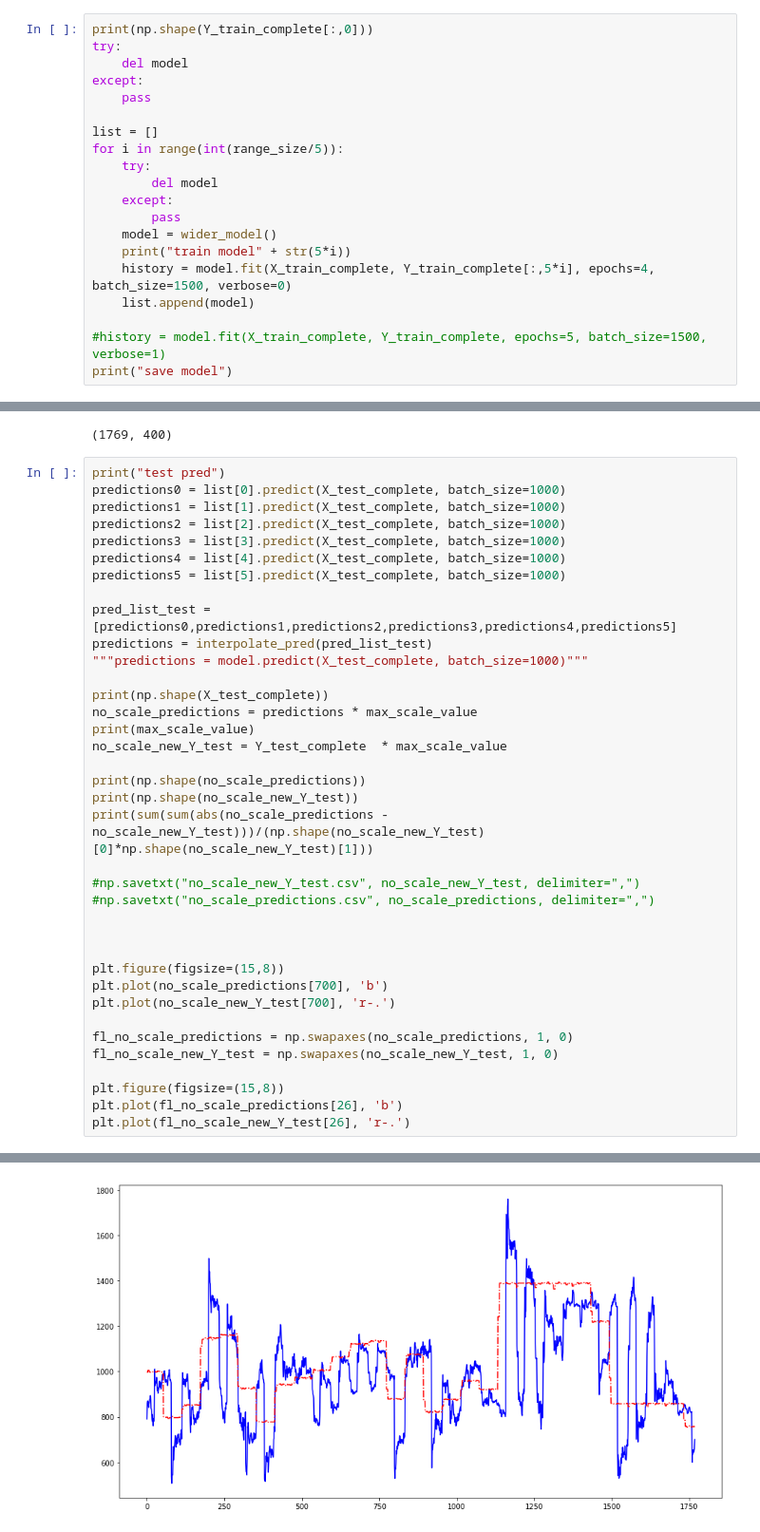
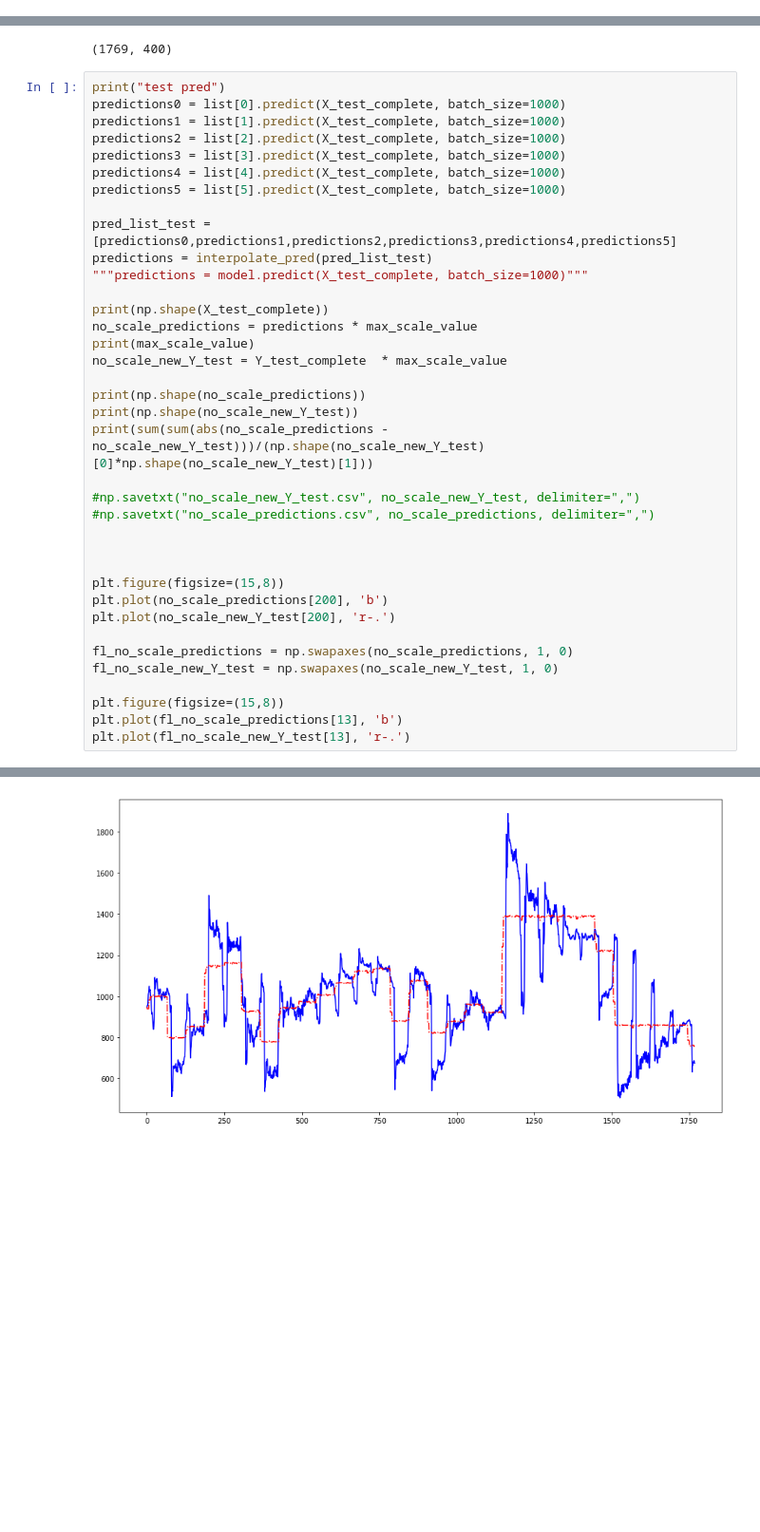
Before and after one commit to misliwin/SDN_prediction, a Jupyter notebook: NN.ipynb, the cells around one changed output, grey strips where cells are left out. Shown: that part at 95% size. Saved outputs shown, nothing was run; the diff lists cells and outputs as text; blank space fills up the shorter version.

```diff
--- a/NN.ipynb
+++ b/NN.ipynb
@@ -196,20 +264,0 @@ data ready - creating the model
-# %%
-print(np.shape(Y_train_complete[:,0]))
-try:
-    del model
-except:
-    pass
-
-list = []
-for i in range(int(range_size/5)):
-    try:
-        del model
-    except:
-        pass
-    model = wider_model()
-    print("train model" + str(5*i))
-    history = model.fit(X_train_complete, Y_train_complete[:,5*i], epochs=4, batch_size=1500, verbose=0)
-    list.append(model)
-
-#history = model.fit(X_train_complete, Y_train_complete, epochs=5, batch_size=1500, verbose=1)
-print("save model")
@@ -306,15 +468,15 @@ print(sum(sum(abs(no_scale_predictions - no_scale_new_Y_test)))/(np.shape(no_sca
 
 
 plt.figure(figsize=(15,8))
-plt.plot(no_scale_predictions[700], 'b')
-plt.plot(no_scale_new_Y_test[700], 'r-.')
+plt.plot(no_scale_predictions[200], 'b')
+plt.plot(no_scale_new_Y_test[200], 'r-.')
 
 fl_no_scale_predictions = np.swapaxes(no_scale_predictions, 1, 0)
 fl_no_scale_new_Y_test = np.swapaxes(no_scale_new_Y_test, 1, 0)
 
 plt.figure(figsize=(15,8))
-plt.plot(fl_no_scale_predictions[26], 'b')
-plt.plot(fl_no_scale_new_Y_test[26], 'r-.')
+plt.plot(fl_no_scale_predictions[13], 'b')
+plt.plot(fl_no_scale_new_Y_test[13], 'r-.')
 # %% [output]
 test pred
 (1769, 400)
@@ -327 +489 @@ test pred
-[figure, old version]
+[figure, new version]
```
Also changed, not shown: parts of 8 cells of this notebook.
